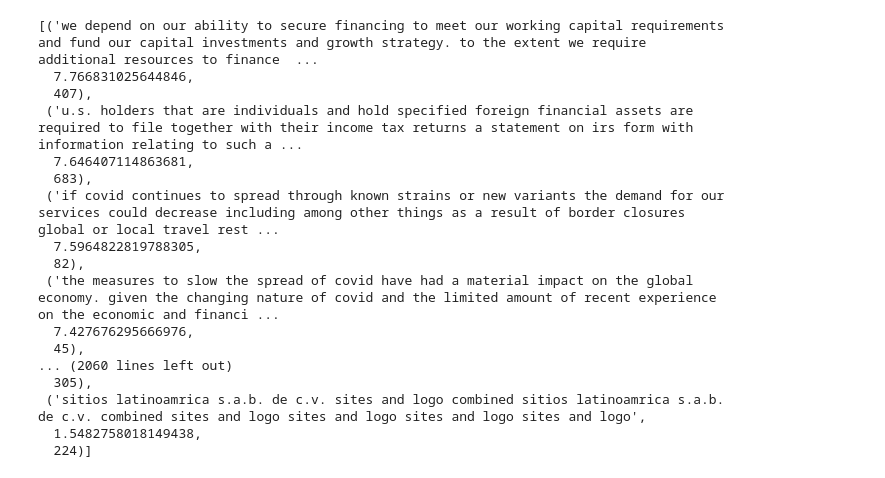
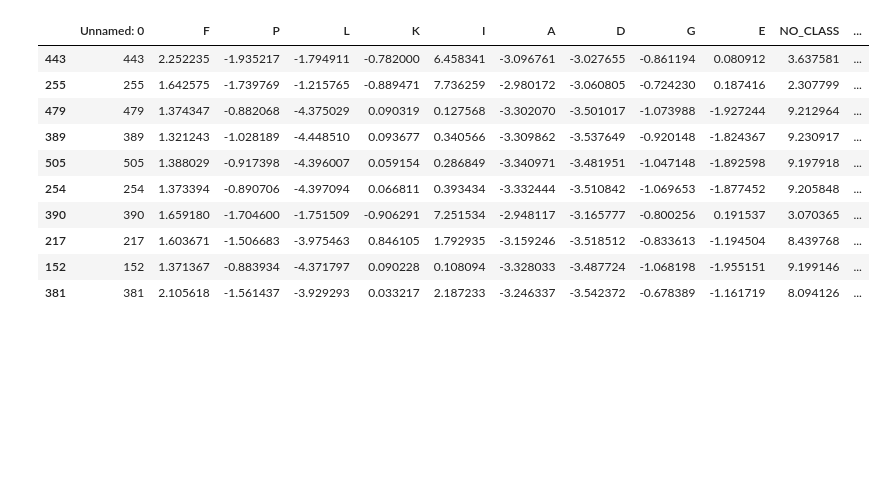
Before and after one commit to hendrikweichel/nace_report_topic_analysis, a Jupyter notebook: BERT_classifier/Classify_report_with_BERT/TF-IDF_test.ipynb, the cells around one changed output. Cells and saved outputs as stored; diff of their text form; code cells hidden in the pictures; blank space fills up the shorter version.

```diff
--- a/BERT_classifier/Classify_report_with_BERT/TF-IDF_test.ipynb
+++ b/BERT_classifier/Classify_report_with_BERT/TF-IDF_test.ipynb
@@ -123,17 +123,17 @@ tfidf_vectorizer = build_tfidf_model(training_reports)
 # %%
 # Example new report that we want to shorten
 report = test_reports[3]
-new_report = pd.read_csv(report)["Sentences"].to_list()
+new_report = pd.read_csv(report)
 print(os.path.basename(report))
 
 shortened, ranked = select_top_sentences(
-    report_paragraphs=new_report,
+    report_paragraphs=new_report["Sentences"].to_list(),
     vectorizer=tfidf_vectorizer,
     max_words=2000
 )
 
 print("=== ORIGINAL REPORT ===")
-print(new_report)
+print(new_report["Sentences"].head())
 print("\n=== SHORTENED REPORT ===")
 for s in shortened:
     print(s)
@@ -158,20 +178,15 @@ enhanced structural opportunities prior to the onset of the covid pandemic in th
 # %%
-ranked
+k = 10
+new_report = new_report.iloc[np.array(ranked)[:,2][:k]]
 # %% [output]
-[('we depend on our ability to secure financing to meet our working capital requirements and fund our capital investments and growth strategy. to the extent we require additional resources to finance  ...
-  7.766831025644846,
-  407),
- ('u.s. holders that are individuals and hold specified foreign financial assets are required to file together with their income tax returns a statement on irs form with information relating to such a ...
-  7.646407114863681,
-  683),
- ('if covid continues to spread through known strains or new variants the demand for our services could decrease including among other things as a result of border closures global or local travel rest ...
-  7.5964822819788305,
-  82),
- ('the measures to slow the spread of covid have had a material impact on the global economy. given the changing nature of covid and the limited amount of recent experience on the economic and financi ...
-  7.427676295666976,
-  45),
-... (2060 lines left out)
-  305),
- ('sitios latinoamrica s.a.b. de c.v. sites and logo combined sitios latinoamrica s.a.b. de c.v. combined sites and logo sites and logo sites and logo sites and logo',
-  1.5482758018149438,
-  224)]
+|  | Unnamed: 0 | F | P | L | K | I | A | D | G | E | NO_CLASS | ... |
+| 443 | 443 | 2.252235 | -1.935217 | -1.794911 | -0.782000 | 6.458341 | -3.096761 | -3.027655 | -0.861194 | 0.080912 | 3.637581 | ... |
+| 255 | 255 | 1.642575 | -1.739769 | -1.215765 | -0.889471 | 7.736259 | -2.980172 | -3.060805 | -0.724230 | 0.187416 | 2.307799 | ... |
+| 479 | 479 | 1.374347 | -0.882068 | -4.375029 | 0.090319 | 0.127568 | -3.302070 | -3.501017 | -1.073988 | -1.927244 | 9.212964 | ... |
+| 389 | 389 | 1.321243 | -1.028189 | -4.448510 | 0.093677 | 0.340566 | -3.309862 | -3.537649 | -0.920148 | -1.824367 | 9.230917 | ... |
+| 505 | 505 | 1.388029 | -0.917398 | -4.396007 | 0.059154 | 0.286849 | -3.340971 | -3.481951 | -1.047148 | -1.892598 | 9.197918 | ... |
+| 254 | 254 | 1.373394 | -0.890706 | -4.397094 | 0.066811 | 0.393434 | -3.332444 | -3.510842 | -1.069653 | -1.877452 | 9.205848 | ... |
+| 390 | 390 | 1.659180 | -1.704600 | -1.751509 | -0.906291 | 7.251534 | -2.948117 | -3.165777 | -0.800256 | 0.191537 | 3.070365 | ... |
+| 217 | 217 | 1.603671 | -1.506683 | -3.975463 | 0.846105 | 1.792935 | -3.159246 | -3.518512 | -0.833613 | -1.194504 | 8.439768 | ... |
+| 152 | 152 | 1.371367 | -0.883934 | -4.371797 | 0.090228 | 0.108094 | -3.328033 | -3.487724 | -1.068198 | -1.955151 | 9.199146 | ... |
+| 381 | 381 | 2.105618 | -1.561437 | -3.929293 | 0.033217 | 2.187233 | -3.246337 | -3.542372 | -0.678389 | -1.161719 | 8.094126 | ... |
```
Also changed, not shown: parts of 2 cells of this notebook, 10 other files.
